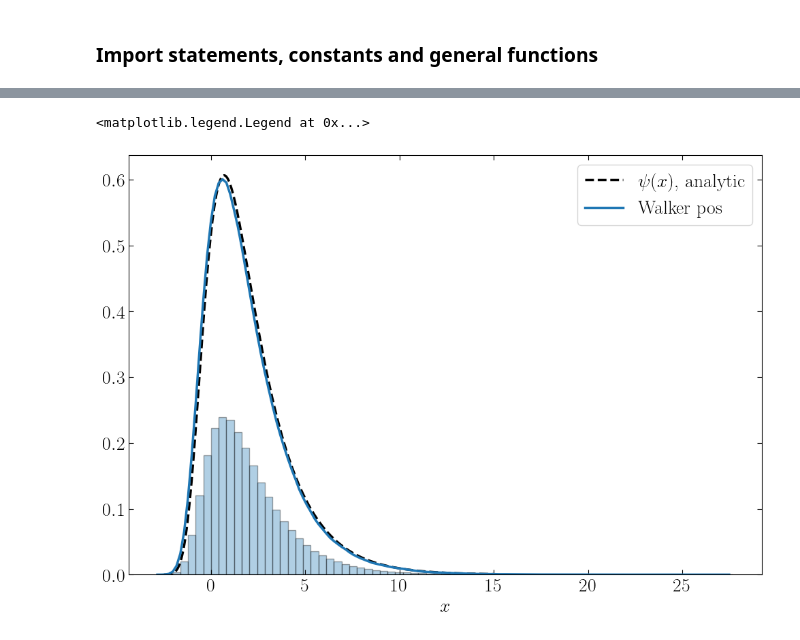
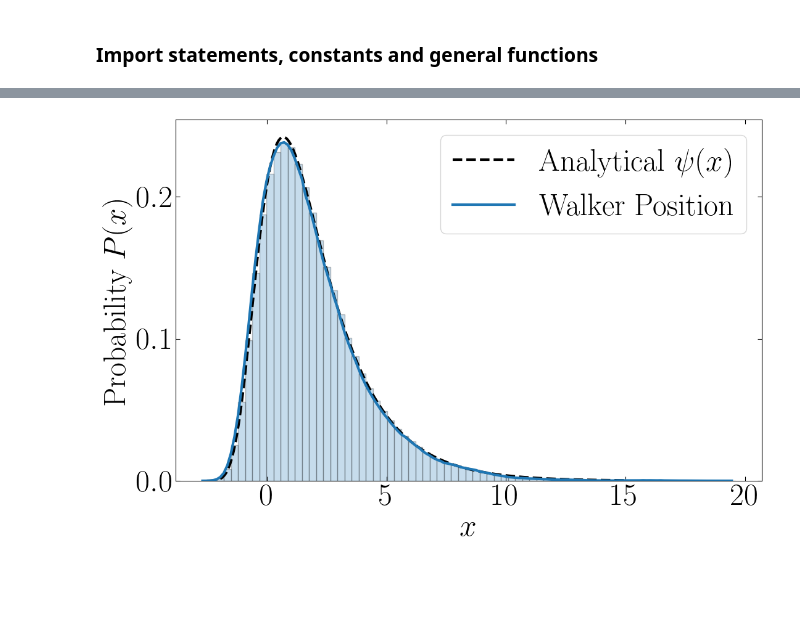
Before and after one commit to stommen/fka122-homeworks, a Jupyter notebook: H3/analyzer.ipynb, the cells around one changed output, grey strips where cells are left out. Saved outputs shown, nothing was run; the diff lists cells and outputs as text; code cells hidden in the pictures; blank space fills up the shorter version.

```diff
--- a/H3/analyzer.ipynb
+++ b/H3/analyzer.ipynb
@@ -13,7 +13,7 @@ from IPython.display import display, Markdown
 plt.style.use('default')
 plt.rc('text', usetex=True)
 plt.rc('font', family='serif')
-plt.rc('font', size=20)
+plt.rc('font', size=36)
 plt.rcParams['text.latex.preamble'] = r'\usepackage{amsmath}'
 # Set ticks on both sides
 plt.rcParams['xtick.direction'] = 'in'
@@ -70,26 +72,28 @@ plt.legend()
 # %%
-x = np.linspace(-2.5,15,10000)
-psi = np.sqrt(2) * np.exp(-np.exp(-x) - x/2)
+x = np.linspace(-2.5, 15, 10000)
+psi = np.sqrt(2) * np.exp(-np.exp(-x) - x/2) / np.sqrt(2 * np.pi)
 Morse = 0.5 * (1 - np.exp(-x)) ** 2
 bin_size = 150
 
 plt.figure(figsize=(12,8))
-plt.plot(x,psi,label='$\\psi(x)$, analytic',color = 'k',lw = 2.5,ls = 'dashed')
-walker_pos = read_data('I_was_walkin_in_morse.csv')
+walker_pos = read_data('data/task_1/I_was_walkin_in_morse.csv')
 walker_pos = walker_pos[~np.isnan(walker_pos)]
 
 counts, bins = np.histogram(walker_pos, bins=bin_size)
 
 # Normalize manually
 bin_width = bins[1] - bins[0]  # Width of each bin
 normalized_counts = counts / (np.sum(counts) * bin_width)
 
 # Plot the manually normalized histogram
-plt.hist(walker_pos,bins=int(bin_size/2),density=True,color='tab:blue',alpha=0.35,edgecolor='black')
-plt.plot(bins[:-1], 2.5*normalized_counts, color='tab:blue', lw=2.5, label='Walker pos')
+plt.plot(x, psi, label='Analytical $\\psi(x)$', color = 'k', lw=3, ls = 'dashed')
+plt.hist(walker_pos, bins=int(bin_size/2), density=True, color='tab:blue', alpha=0.25, edgecolor='black', lw=1)
+plt.plot(bins[:-1], normalized_counts, color='tab:blue', lw=3, label='Walker Position')
 plt.xlabel('$x$')
+plt.ylabel('Probability $P(x)$')
 
 plt.legend()
+plt.tight_layout()
+plt.show()
 # %% [output]
-<matplotlib.legend.Legend at 0x...>
-[figure, old version]
+[figure, new version]
```
Also changed, not shown: parts of 1 cell of this notebook, 6 other files.
